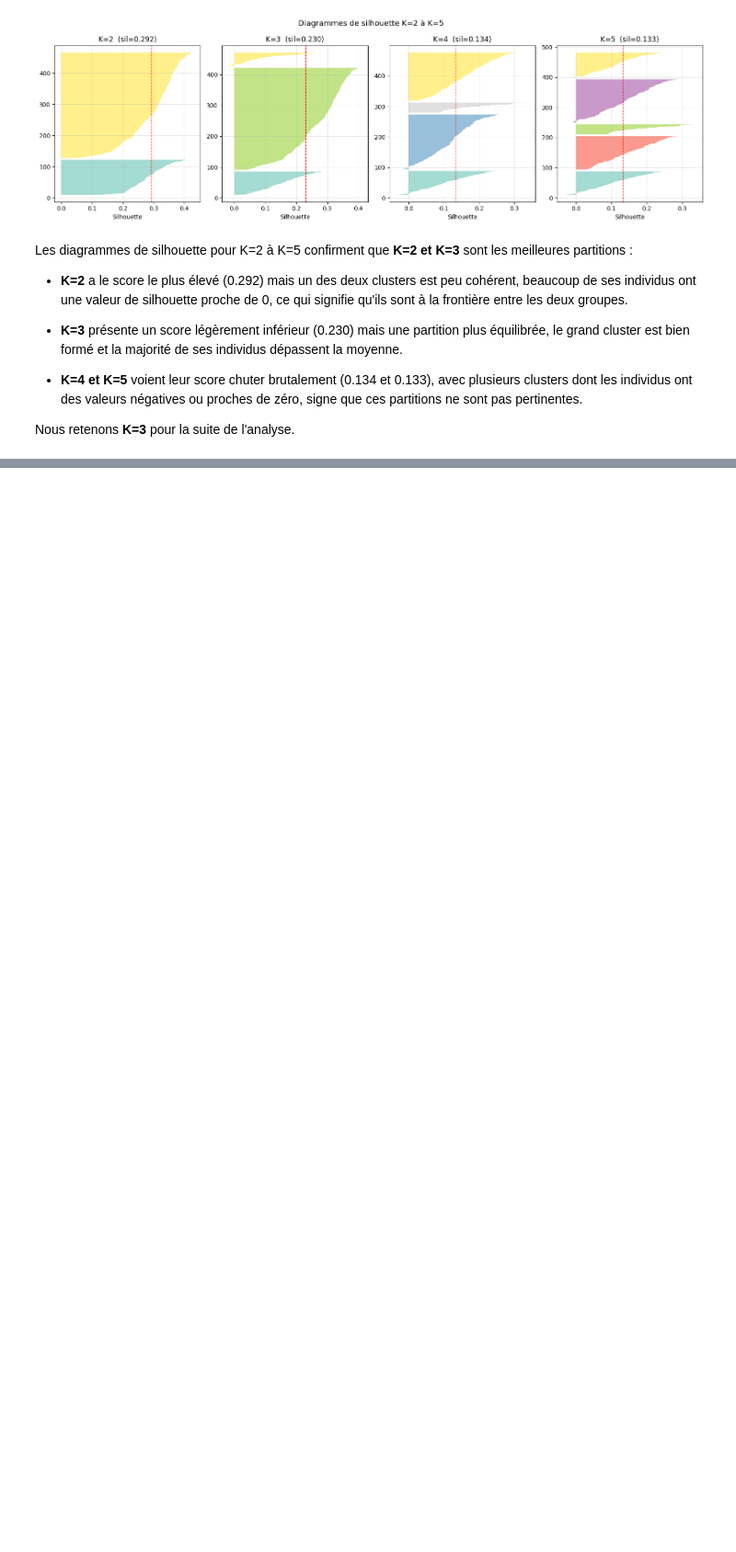
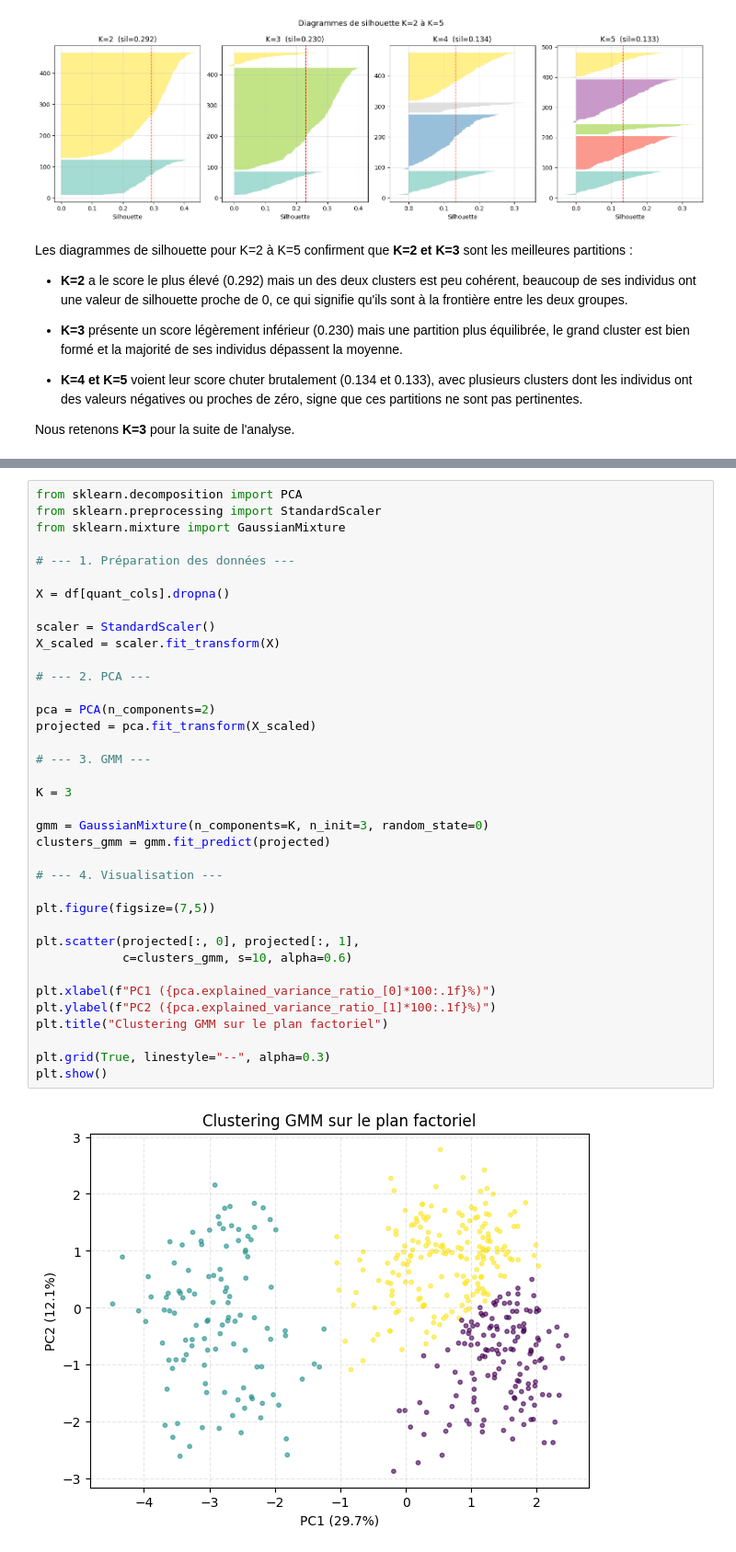
Before and after one commit to AhmedBousbih/Projet-analyse-de-donn-es, a Jupyter notebook: Projet_Analyse_de_données.ipynb, the cells around one changed output, grey strips where cells are left out. Shown at 92% size. Drawn from its saved outputs; the diff is of its cells as text; blank space fills up the shorter version.

```diff
--- a/Projet_Analyse_de_données.ipynb
+++ b/Projet_Analyse_de_données.ipynb
@@ -766,0 +837,39 @@ Nous retenons **K=3** pour la suite de l'analyse.
+# %%
+from sklearn.decomposition import PCA
+from sklearn.preprocessing import StandardScaler
+from sklearn.mixture import GaussianMixture
+
+# --- 1. Préparation des données ---
+
+X = df[quant_cols].dropna()
+
+scaler = StandardScaler()
+X_scaled = scaler.fit_transform(X)
+
+# --- 2. PCA ---
+
+pca = PCA(n_components=2)
+projected = pca.fit_transform(X_scaled)
+
+# --- 3. GMM ---
+
+K = 3
+
+gmm = GaussianMixture(n_components=K, n_init=3, random_state=0)
+clusters_gmm = gmm.fit_predict(projected)
+
+# --- 4. Visualisation ---
+
+plt.figure(figsize=(7,5))
+
+plt.scatter(projected[:, 0], projected[:, 1],
+            c=clusters_gmm, s=10, alpha=0.6)
+
+plt.xlabel(f"PC1 ({pca.explained_variance_ratio_[0]*100:.1f}%)")
+plt.ylabel(f"PC2 ({pca.explained_variance_ratio_[1]*100:.1f}%)")
+plt.title("Clustering GMM sur le plan factoriel")
+
+plt.grid(True, linestyle="--", alpha=0.3)
+plt.show()
+# %% [output]
+[figure, added]
```
Also changed, not shown: parts of 14 cells of this notebook.
